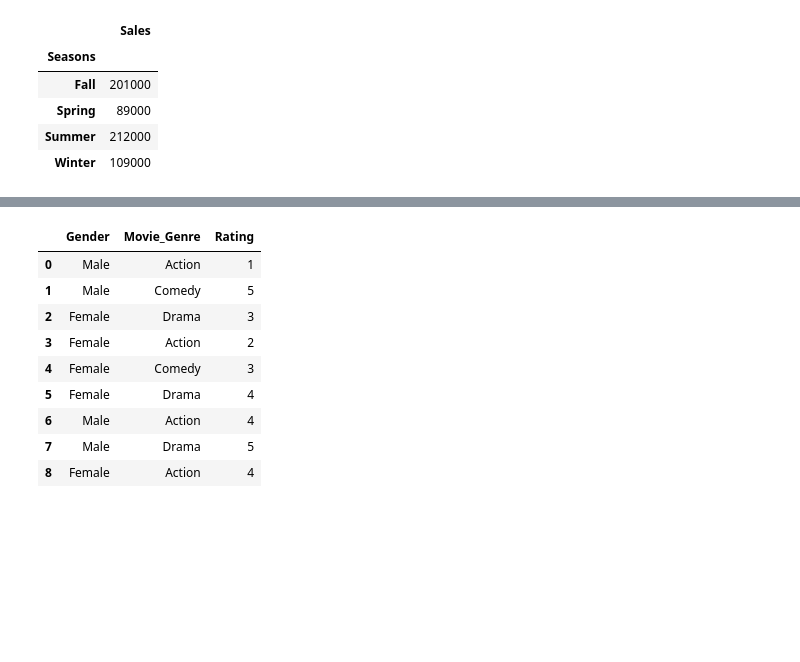
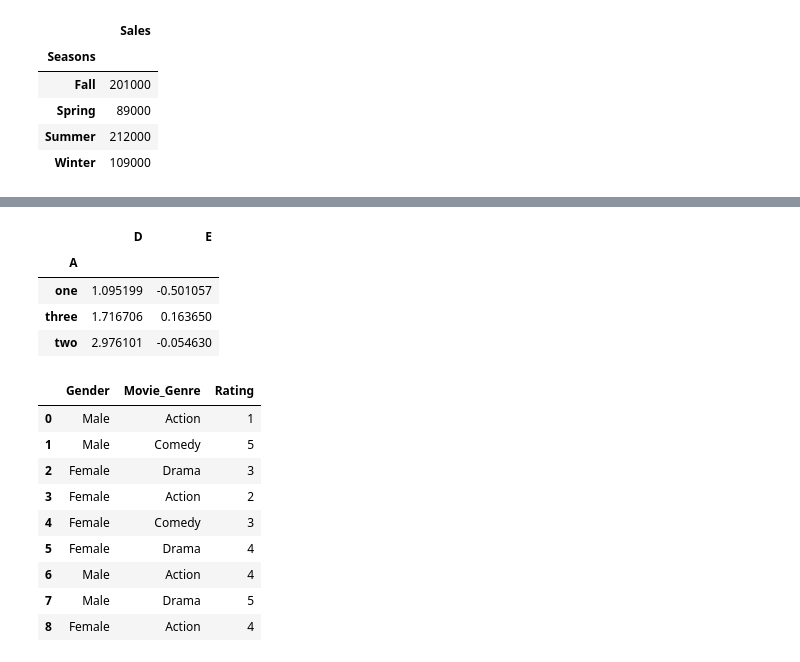
Before and after one commit to cooolbabu/GL-MIT-ADSP-2023, a Jupyter notebook: Week1/Pandas_Samples_2.ipynb, the cells around one changed output, grey strips where cells are left out. Drawn from its saved outputs; the diff is of its cells as text; code cells hidden in the pictures; blank space fills up the shorter version.

```diff
--- a/Week1/Pandas_Samples_2.ipynb
+++ b/Week1/Pandas_Samples_2.ipynb
@@ -515,3 +547,11 @@ pd.pivot_table(df_sales,index=["Seasons"],values=["Sales"], aggfunc='sum')
+# %%
+pd.pivot_table(df, index='A', values=['D','E'], aggfunc={'D':np.sum, 'E':np.mean})
+# %% [output]
+|  | D | E |
+| A |  |  |
+| one | 1.095199 | -0.501057 |
+| three | 1.716706 | 0.163650 |
+| two | 2.976101 | -0.054630 |
 # %%
 import pandas as pd
 df = pd.DataFrame({"Gender": ["Male", "Male", "Female", "Female", "Female", "Female", "Male", "Male", "Female"],
```
Also changed, not shown: parts of 6 cells of this notebook, 17 other files.
